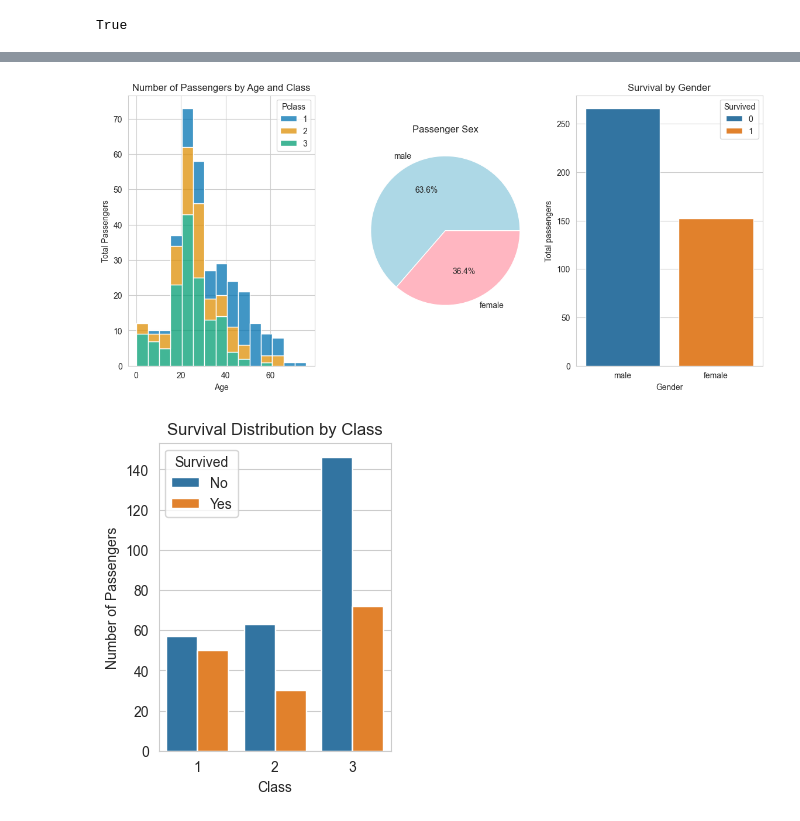
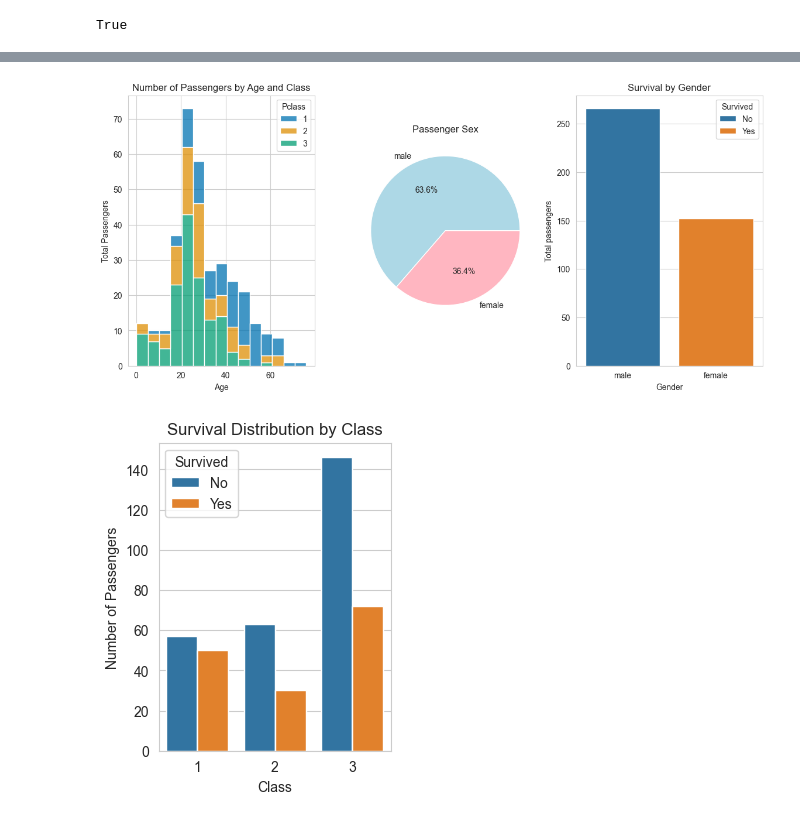
Before and after one commit to carlosrodrih/houdiniUtils, a Jupyter notebook: assignment/week7_assignment.ipynb, the cells around one changed output, grey strips where cells are left out. Saved outputs shown, nothing was run; the diff lists cells and outputs as text; code cells hidden in the pictures.

```diff
--- a/assignment/week7_assignment.ipynb
+++ b/assignment/week7_assignment.ipynb
@@ -42,21 +42,22 @@ import seaborn as sns
 # %%
 fig, axes = plt.subplots(1, 3, figsize=(14, 6))
 
 sns.histplot(data=merged_data, ax=axes[0], x="Age", hue="Pclass", multiple="stack",palette="colorblind");
 axes[0].set_title("Number of Passengers by Age and Class")
 axes[0].set_ylabel("Total Passengers")
 
 gender_counts = merged_data["Sex"].value_counts()
 
 axes[1].pie(gender_counts,labels=gender_counts.index, autopct='%1.1f%%', colors=['lightblue', 'lightpink']);
 axes[1].set_title("Passenger Sex")
 
 axes[2] = sns.countplot(data=merged_data,x="Sex",hue="Survived")
 axes[2].set_title("Survival by Gender")
 axes[2].set_ylabel("Total passengers")
 axes[2].set_xlabel("Gender");
+axes[2].legend(title="Survived", loc="upper right", labels=['No', 'Yes']);
 # %% [output]
-[figure, old version]
+[figure, new version]
 # %%
 sns.set_style("whitegrid")
 plt.figure(figsize=(3,4))
```
